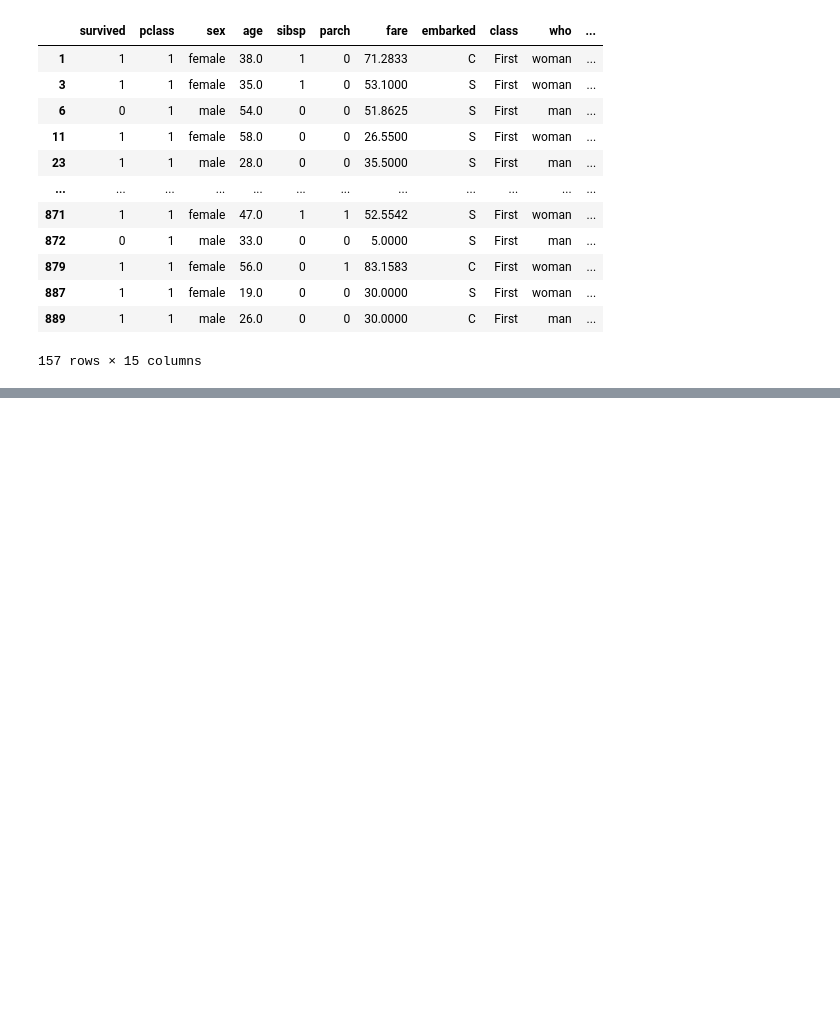
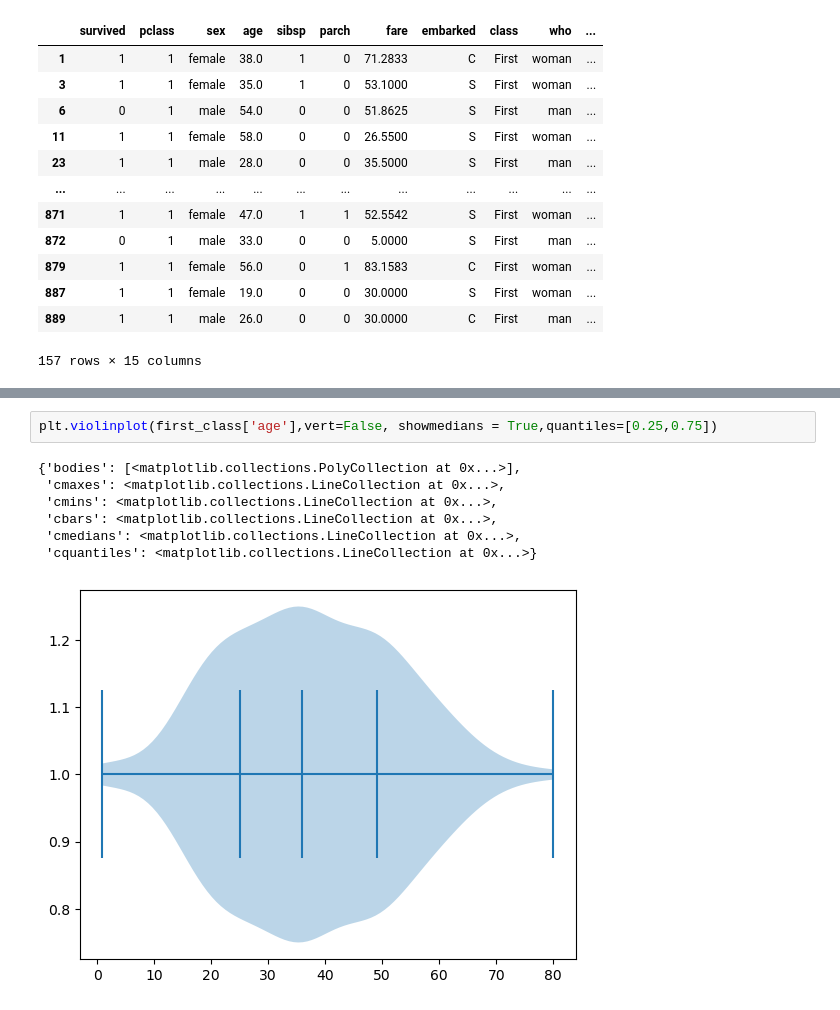
Before and after one commit to chuck-ankit/Python, a Jupyter notebook: Learning/05b_Matplotlib_Seaborn.ipynb, the cells around one changed output, grey strips where cells are left out. Cells and saved outputs as stored; diff of their text form; blank space fills up the shorter version.

```diff
--- a/Learning/05b_Matplotlib_Seaborn.ipynb
+++ b/Learning/05b_Matplotlib_Seaborn.ipynb
@@ -535,0 +558,10 @@ plt.show()
+# %%
+plt.violinplot(first_class['age'],vert=False, showmedians = True,quantiles=[0.25,0.75])
+# %% [output]
+{'bodies': [<matplotlib.collections.PolyCollection at 0x...>],
+ 'cmaxes': <matplotlib.collections.LineCollection at 0x...>,
+ 'cmins': <matplotlib.collections.LineCollection at 0x...>,
+ 'cbars': <matplotlib.collections.LineCollection at 0x...>,
+ 'cmedians': <matplotlib.collections.LineCollection at 0x...>,
+ 'cquantiles': <matplotlib.collections.LineCollection at 0x...>}
+[figure, added]
```
Also changed, not shown: parts of 5 cells of this notebook, 1 other file.
